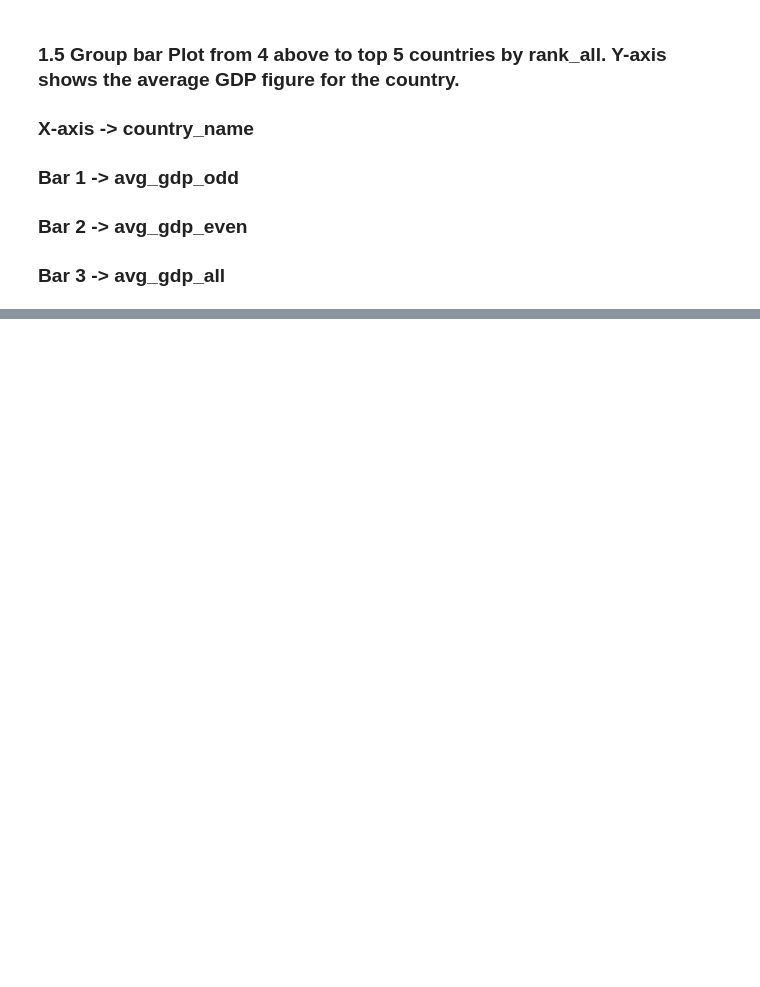
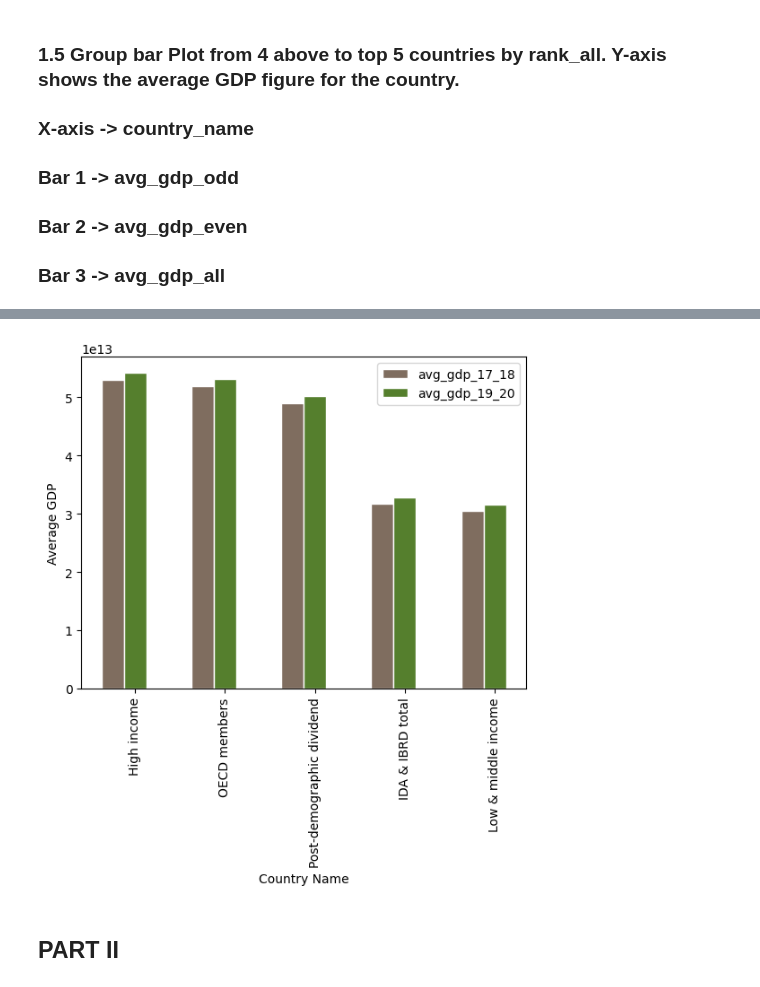
Before and after one commit to sivasamy1/data_analytics, a Jupyter notebook: World_economy.ipynb, the cells around one changed output, grey strips where cells are left out. Saved outputs shown, nothing was run; the diff lists cells and outputs as text; code cells hidden in the pictures; blank space fills up the shorter version.

```diff
--- a/World_economy.ipynb
+++ b/World_economy.ipynb
@@ -141,0 +174,7 @@ pty_print(df_merge.head(10))
+# %%
+df_19_20 = df_world_eco[['Country Name', '2019', '2020']]
+df_19_20['avg_gdp_19_20'] = df_19_20[['2019', '2020']].mean(axis=1)
+df_19_20['rank_19_20'] = df_19_20['avg_gdp_19_20'].rank(ascending=False)
+df_19_20 = df_19_20.sort_values(by='rank_19_20', ascending=True)
+df_19_20 = df_19_20[['Country Name', 'avg_gdp_19_20', 'rank_19_20']]
+pty_print(df_19_20.head(10))
@@ -141,0 +208,7 @@ pty_print(df_merge.head(10))
+# %%
+df_17_18 = df_world_eco[['Country Name', '2017', '2018']]
+df_17_18['avg_gdp_17_18'] = df_17_18[['2017', '2018']].mean(axis=1)
+df_17_18['rank_17_18'] = df_17_18['avg_gdp_17_18'].rank(ascending=False)
+df_17_18 = df_17_18.sort_values(by='rank_17_18', ascending=True)
+df_17_18 = df_17_18[['Country Name', 'avg_gdp_17_18', 'rank_17_18']]
+pty_print(df_17_18.head(10))
@@ -141,0 +242,4 @@ pty_print(df_merge.head(10))
+# %%
+df_merge = df_17_18.head(10)
+df_merge = df_merge.merge(df_19_20.head(10), on='Country Name')
+pty_print(df_merge)
@@ -141,0 +265,24 @@ pty_print(df_merge.head(10))
+# %%
+import matplotlib.pyplot as plt
+
+df = df_merge.iloc[1:]
+df = df.head(5)
+barWidth = 0.25
+
+r1 = np.arange(len(df['Country Name']))
+r2 = [x + barWidth for x in r1]
+
+plt.bar(r1, df['avg_gdp_17_18'], color='#7f6d5f', width=barWidth, edgecolor='white', label='avg_gdp_17_18')
+plt.bar(r2, df['avg_gdp_19_20'], color='#557f2d', width=barWidth, edgecolor='white', label='avg_gdp_19_20')
+
+plt.xlabel('Country Name')
+plt.ylabel('Average GDP')
+plt.xticks([r + barWidth for r in range(len(df['Country Name']))], df['Country Name'], rotation=90)
+
+plt.legend()
+
+plt.show()
+# %% [output]
+[figure, added]
+# %% [markdown]
+## **PART II**
```
Also changed, not shown: parts of 16 cells of this notebook.
